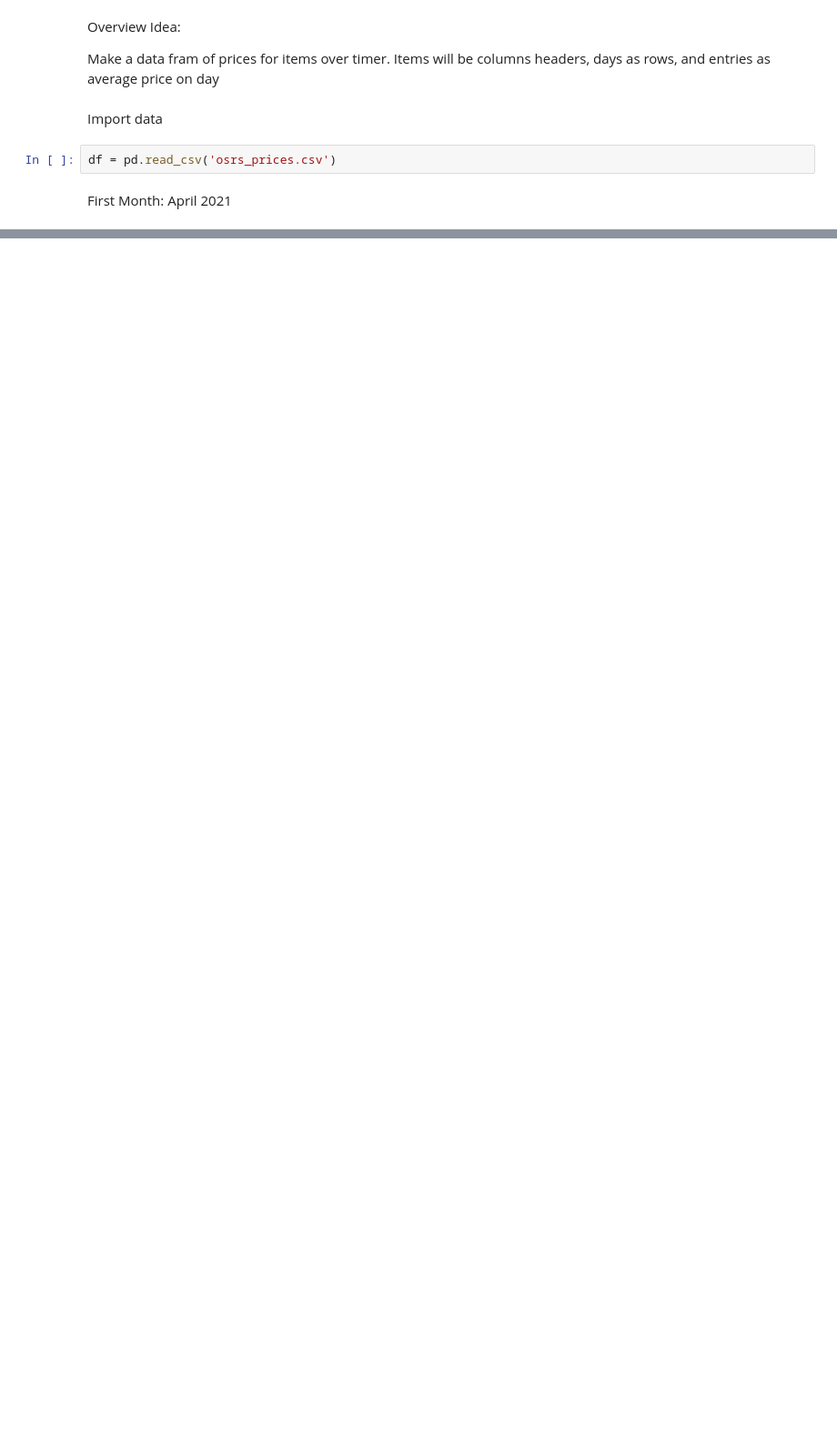
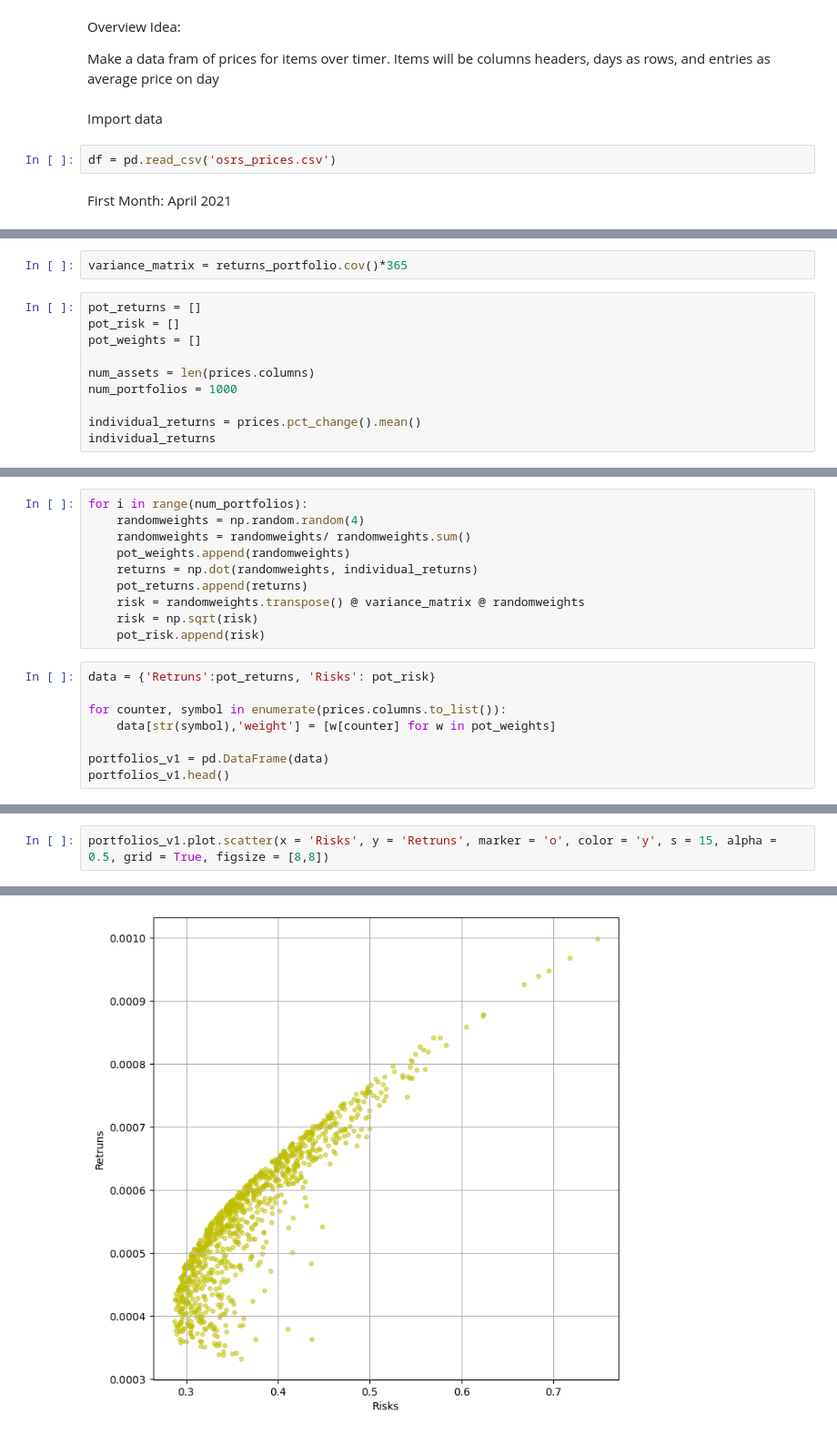
Before and after one commit to ElBitting/RuneScapeGEAnalysis, a Jupyter notebook: GE_DataAnalysis.ipynb, the cells around one changed output, grey strips where cells are left out. Shown: that part at 91% size. Saved outputs shown, nothing was run; the diff lists cells and outputs as text; blank space fills up the shorter version.

Commit message:
Plot basic return vs risk plot

```diff
--- a/GE_DataAnalysis.ipynb
+++ b/GE_DataAnalysis.ipynb
@@ -42,0 +61,12 @@ print(prices)
+# %%
+variance_matrix = returns_portfolio.cov()*365
+# %%
+pot_returns = []
+pot_risk = []
+pot_weights = []
+
+num_assets = len(prices.columns)
+num_portfolios = 1000
+
+individual_returns = prices.pct_change().mean()
+individual_returns
@@ -42,0 +79,18 @@ print(prices)
+# %%
+for i in range(num_portfolios):
+    randomweights = np.random.random(4)
+    randomweights = randomweights/ randomweights.sum()
+    pot_weights.append(randomweights)
+    returns = np.dot(randomweights, individual_returns)
+    pot_returns.append(returns)
+    risk = randomweights.transpose() @ variance_matrix @ randomweights
+    risk = np.sqrt(risk)
+    pot_risk.append(risk)
+# %%
+data = {'Retruns':pot_returns, 'Risks': pot_risk}
+
+for counter, symbol in enumerate(prices.columns.to_list()):
+    data[str(symbol),'weight'] = [w[counter] for w in pot_weights]
+
+portfolios_v1 = pd.DataFrame(data)
+portfolios_v1.head()
@@ -42,0 +104,3 @@ print(prices)
+# %%
+portfolios_v1.plot.scatter(x = 'Risks', y = 'Retruns', marker = 'o', color = 'y', s = 15, alpha = 0.5, grid = True, figsize = [8,8])
+# %% [output]
@@ -42,0 +108 @@ print(prices)
+[figure, added]
```
Also changed, not shown: parts of 8 cells of this notebook.
